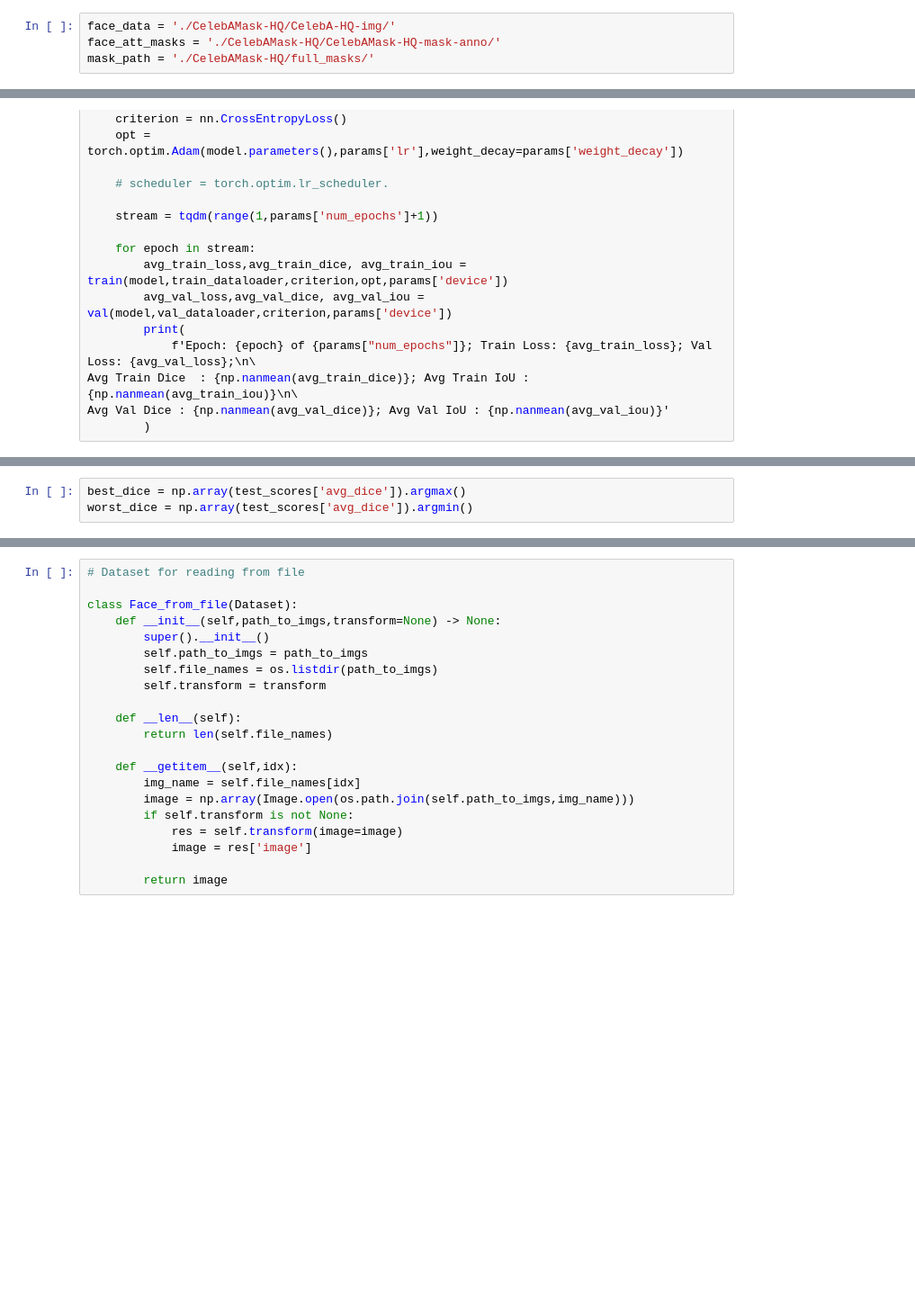
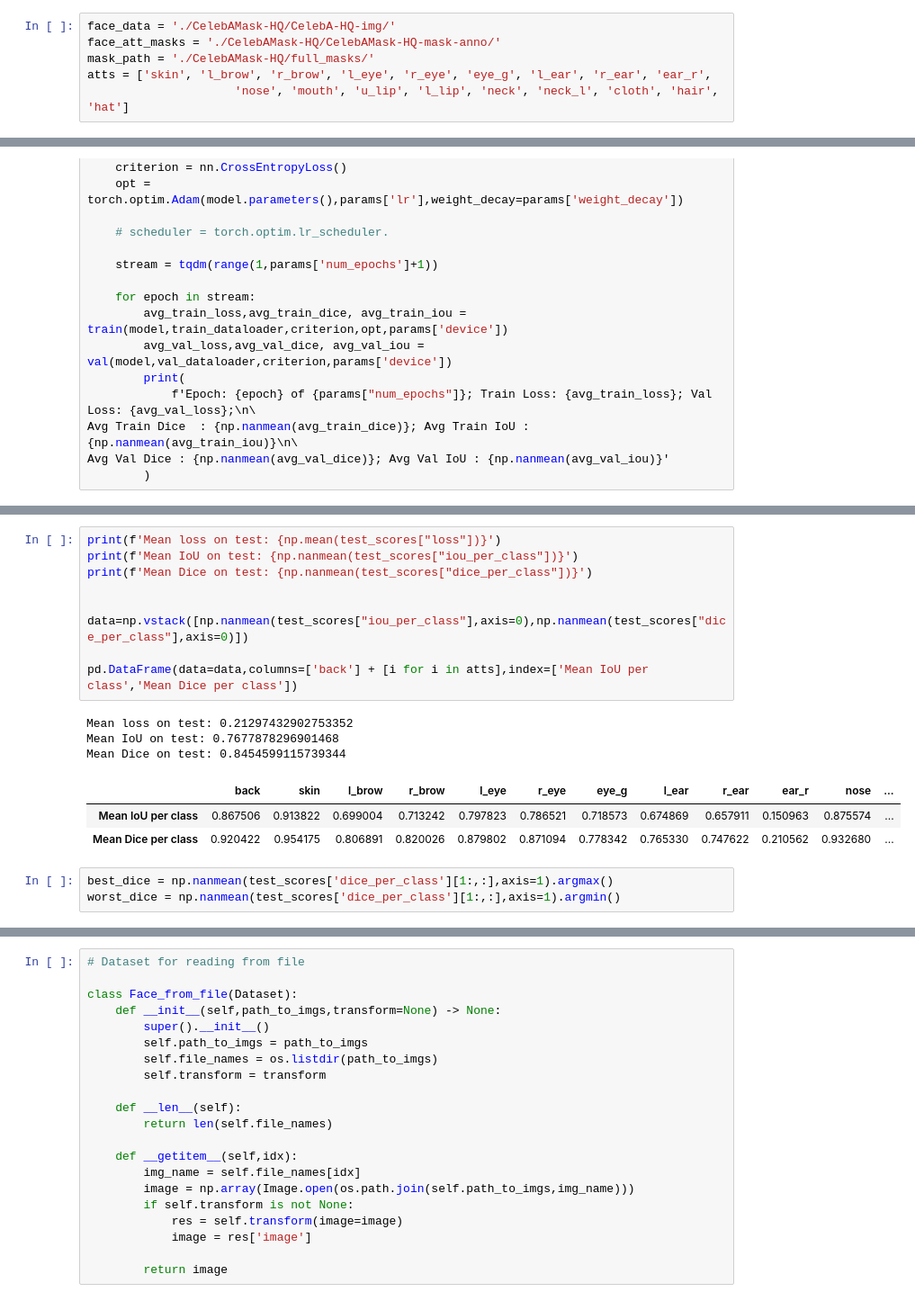
Before and after one commit to LoneWayfarer/DL_course, a Jupyter notebook: HW2/hw2.ipynb, the cells around one changed output, grey strips where cells are left out. Shown at 90% size. Saved outputs shown, nothing was run; the diff lists cells and outputs as text; blank space fills up the shorter version.

```diff
--- a/HW2/hw2.ipynb
+++ b/HW2/hw2.ipynb
@@ -48,6 +49,8 @@ Therefore, I will use the first option
 face_data = './CelebAMask-HQ/CelebA-HQ-img/'
 face_att_masks = './CelebAMask-HQ/CelebAMask-HQ-mask-anno/'
 mask_path = './CelebAMask-HQ/full_masks/'
+atts = ['skin', 'l_brow', 'r_brow', 'l_eye', 'r_eye', 'eye_g', 'l_ear', 'r_ear', 'ear_r',
+                     'nose', 'mouth', 'u_lip', 'l_lip', 'neck', 'neck_l', 'cloth', 'hair', 'hat']
 # %%
 # Uncomment for first data processing
 
@@ -402,3 +413,19 @@ Avg Dice:0.7827196236261957
+# %%
+print(f'Mean loss on test: {np.mean(test_scores["loss"])}')
+print(f'Mean IoU on test: {np.nanmean(test_scores["iou_per_class"])}')
+print(f'Mean Dice on test: {np.nanmean(test_scores["dice_per_class"])}')
+
+
+data=np.vstack([np.nanmean(test_scores["iou_per_class"],axis=0),np.nanmean(test_scores["dice_per_class"],axis=0)])
+
+pd.DataFrame(data=data,columns=['back'] + [i for i in atts],index=['Mean IoU per class','Mean Dice per class'])
+# %% [output]
+Mean loss on test: 0.21297432902753352
+Mean IoU on test: 0.7677878296901468
+Mean Dice on test: 0.8454599115739344
+|  | back | skin | l_brow | r_brow | l_eye | r_eye | eye_g | l_ear | r_ear | ear_r | nose | ... |
+| Mean IoU per class | 0.867506 | 0.913822 | 0.699004 | 0.713242 | 0.797823 | 0.786521 | 0.718573 | 0.674869 | 0.657911 | 0.150963 | 0.875574 | ... |
+| Mean Dice per class | 0.920422 | 0.954175 | 0.806891 | 0.820026 | 0.879802 | 0.871094 | 0.778342 | 0.765330 | 0.747622 | 0.210562 | 0.932680 | ... |
 # %%
-best_dice = np.array(test_scores['avg_dice']).argmax()
-worst_dice = np.array(test_scores['avg_dice']).argmin()
+best_dice = np.nanmean(test_scores['dice_per_class'][1:,:],axis=1).argmax()
+worst_dice = np.nanmean(test_scores['dice_per_class'][1:,:],axis=1).argmin()
```
Also changed, not shown: parts of 15 cells of this notebook, 1 other file.
